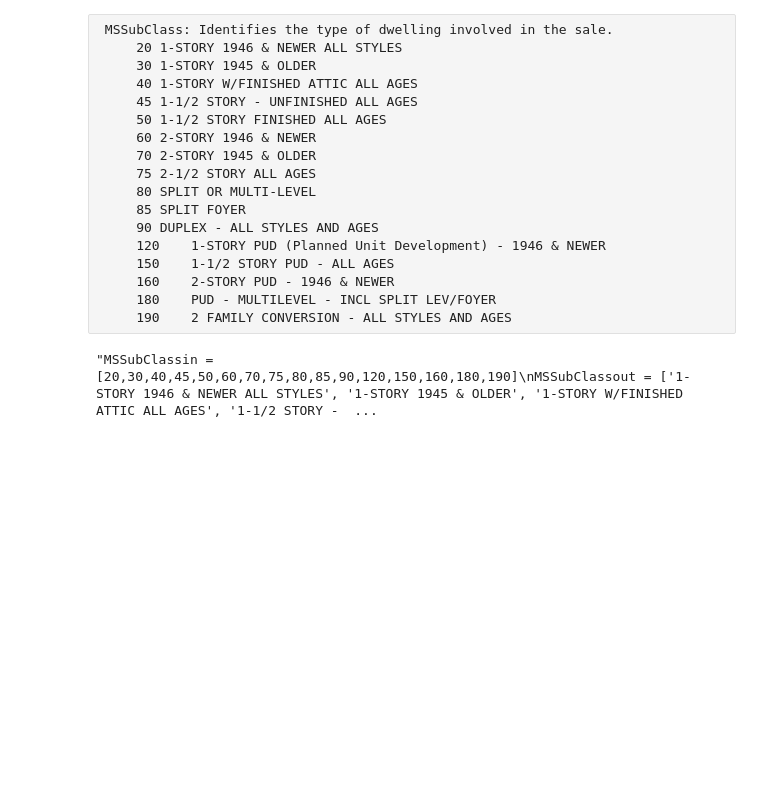
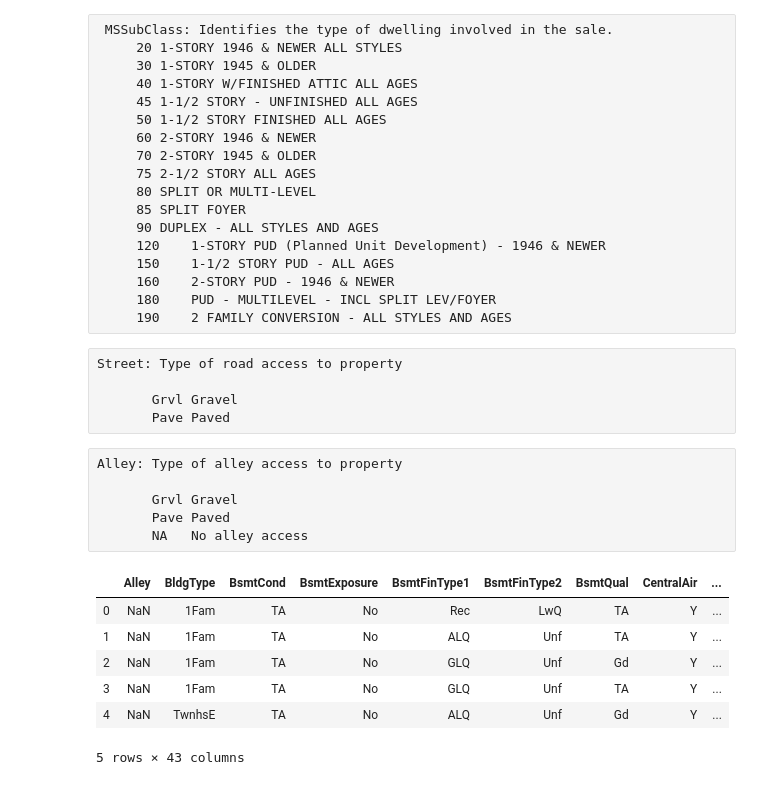
Before and after one commit to miamedra2/House-Prices, a Jupyter notebook: HackDay2.ipynb, the cells around one changed output. Drawn from its saved outputs; the diff is of its cells as text; code cells hidden in the pictures; blank space fills up the shorter version.

```diff
--- a/HackDay2.ipynb
+++ b/HackDay2.ipynb
@@ -331,11 +340,14 @@ df1.head()
      180	PUD - MULTILEVEL - INCL SPLIT LEV/FOYER
      190	2 FAMILY CONVERSION - ALL STYLES AND AGES
 # %%
-'''MSSubClassin = [20,30,40,45,50,60,70,75,80,85,90,120,150,160,180,190]
+#Replacing MSSubClass
+MSSubClassin = [20,30,40,45,50,60,70,75,80,85,90,120,150,160,180,190]
 MSSubClassout = ['1-STORY 1946 & NEWER ALL STYLES', '1-STORY 1945 & OLDER', '1-STORY W/FINISHED ATTIC ALL AGES', '1-1/2 STORY - UNFINISHED ALL AGES',
             '1-1/2 STORY FINISHED ALL AGES', '2-STORY 1946 & NEWER', '2-STORY 1945 & OLDER', '2-1/2 STORY ALL AGES', 'SPLIT OR MULTI-LEVEL',
              'SPLIT FOYER', 'DUPLEX - ALL STYLES AND AGES', '1-STORY PUD (Planned Unit Development) - 1946 & NEWER', '1-1/2 STORY PUD - ALL AGES',
               '2-STORY PUD - 1946 & NEWER', 'PUD - MULTILEVEL - INCL SPLIT LEV/FOYER', '2 FAMILY CONVERSION - ALL STYLES AND AGES']
-              '''
-# %% [output]
-"MSSubClassin = [20,30,40,45,50,60,70,75,80,85,90,120,150,160,180,190]\nMSSubClassout = ['1-STORY 1946 & NEWER ALL STYLES', '1-STORY 1945 & OLDER', '1-STORY W/FINISHED ATTIC ALL AGES', '1-1/2 STORY -  ...
+# %% [raw]
+Street: Type of road access to property
+
+       Grvl	Gravel
+       Pave	Paved
@@ -341,0 +357,6 @@ MSSubClassout = ['1-STORY 1946 & NEWER ALL STYLES', '1-STORY 1945 & OLDER', '1-S
+# %% [raw]
+Alley: Type of alley access to property
+
+       Grvl	Gravel
+       Pave	Paved
+       NA 	No alley access
@@ -341,0 +366,10 @@ MSSubClassout = ['1-STORY 1946 & NEWER ALL STYLES', '1-STORY 1945 & OLDER', '1-S
+# %%
+df2.head()
+# %% [output]
+|  | Alley | BldgType | BsmtCond | BsmtExposure | BsmtFinType1 | BsmtFinType2 | BsmtQual | CentralAir | ... |
+| 0 | NaN | 1Fam | TA | No | Rec | LwQ | TA | Y | ... |
+| 1 | NaN | 1Fam | TA | No | ALQ | Unf | TA | Y | ... |
+| 2 | NaN | 1Fam | TA | No | GLQ | Unf | Gd | Y | ... |
+| 3 | NaN | 1Fam | TA | No | GLQ | Unf | TA | Y | ... |
+| 4 | NaN | TwnhsE | TA | No | ALQ | Unf | Gd | Y | ... |
+5 rows × 43 columns
```
Also changed, not shown: parts of 27 cells of this notebook, 1 other file.
